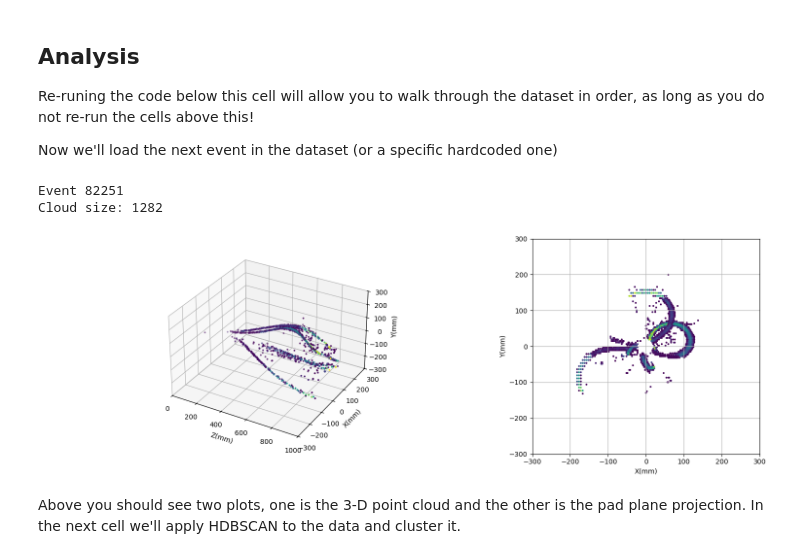
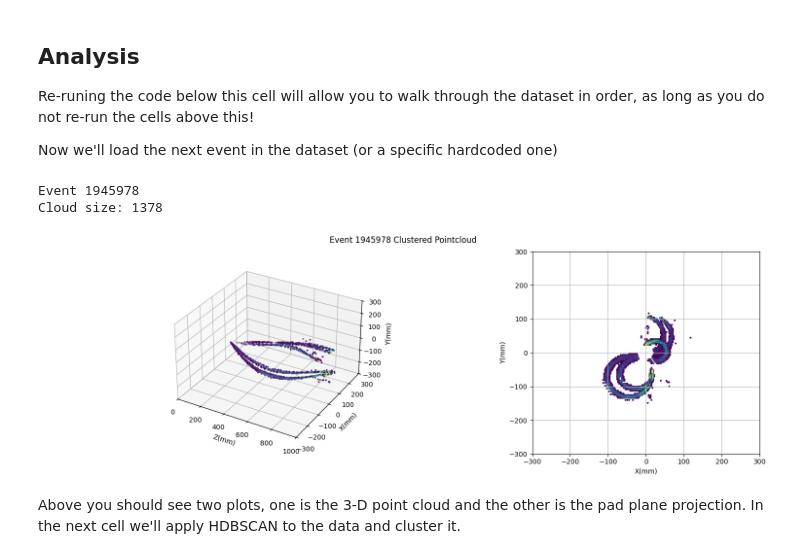
Before and after one commit to singhp99/spyral_notebooks, a Jupyter notebook: examine_clusters.ipynb, the cells around one changed output. Drawn from its saved outputs; the diff is of its cells as text; code cells hidden in the pictures.

```diff
--- a/examine_clusters.ipynb
+++ b/examine_clusters.ipynb
@@ -101,7 +104,7 @@ Re-runing the code below this cell will allow you to walk through the dataset in
 
 Now we'll load the next event in the dataset (or a specific hardcoded one)
 # %%
-event = 82251
+event = 1945978
 # You can hardcode a specific event to debug
 # event = 1
 if event is None:
@@ -119,38 +122,39 @@ print(f'Cloud size: {len(cloud)}')
 # Close any open plots to avoid memory problems
 plt.close()
 # %% [output]
-Event 82251
-Cloud size: 1282
+Event 1945978
+Cloud size: 1378
 # %%
 fig, axs = plt.subplot_mosaic(
     """
     AAB
     """,
     per_subplot_kw={
         "A": {
             "projection": "3d",
             "box_aspect": (2,1,1),
             "aspect": "equalxy"
         }
     },
     figsize=(15.0, 5.0),
     constrained_layout=True
 )
 axs["A"].scatter(cloud.data[:, 2], cloud.data[:, 0], cloud.data[:, 1], c=cloud.data[:, 3], s=3, label="Pointcloud")
 axs["A"].set_xlim3d(0., 1000.0)
 axs["A"].set_xlabel("Z(mm)")
 axs["A"].set_ylim3d(-300.0, 300.0)
 axs["A"].set_ylabel("X(mm)")
 axs["A"].set_zlim3d(-300.0, 300.0)
 axs["A"].set_zlabel("Y(mm)")
 axs["B"].scatter(cloud.data[:, 0], cloud.data[:, 1], c=cloud.data[:, 3], s=3)
 axs["B"].set_xlim(-300.0, 300.0)
 axs["B"].set_xlabel("X(mm)")
 axs["B"].set_ylim(-300.0, 300.0)
 axs["B"].set_ylabel("Y(mm)")
+plt.suptitle(f"Event {event} Clustered Pointcloud")
 axs["B"].grid()
 # %% [output]
-[figure, old version]
+[figure, new version]
 # %% [markdown]
 Above you should see two plots, one is the 3-D point cloud and the other is the pad plane projection. In the next cell we'll apply HDBSCAN to the data and cluster it.
 # %%
```
Also changed, not shown: parts of 7 cells of this notebook, 5 other files.
